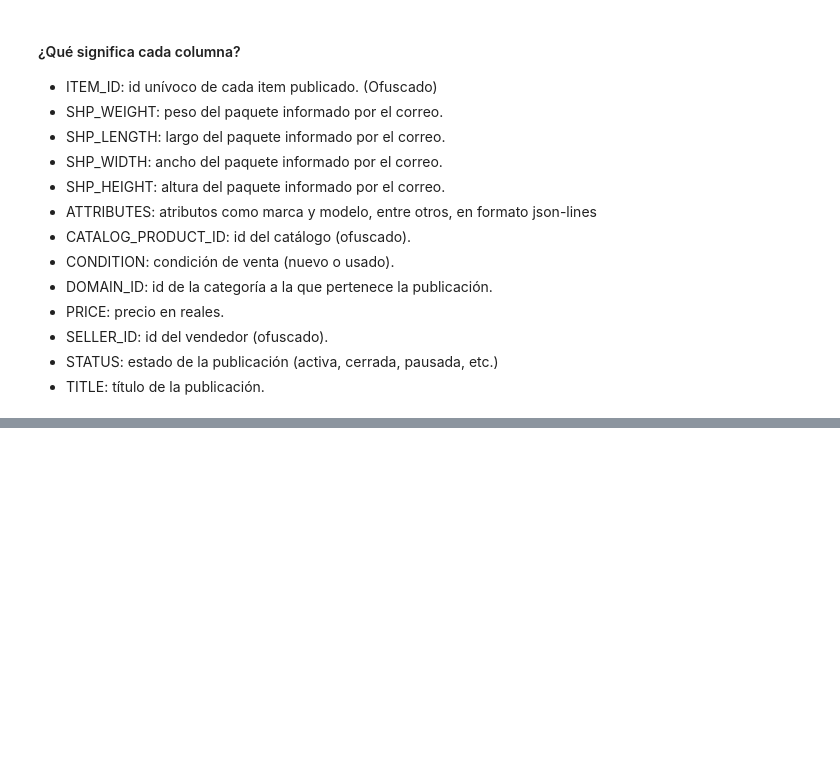
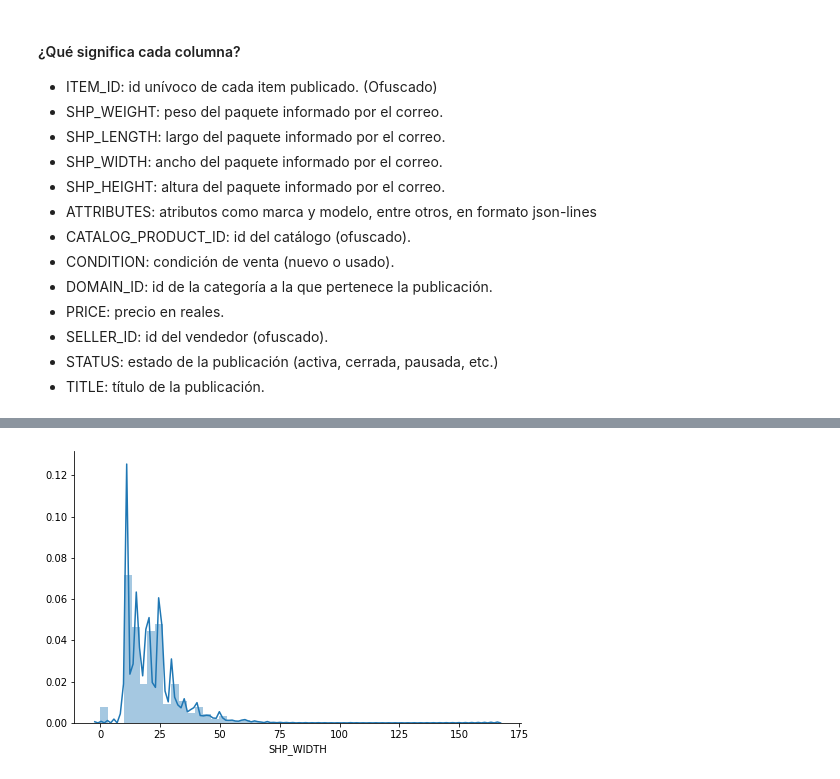
Before and after one commit to fyghero/mentoria_diplodatos2019, a Jupyter notebook: tp1/AnalisisVisualizacion.ipynb, the cells around one changed output, grey strips where cells are left out. Saved outputs shown, nothing was run; the diff lists cells and outputs as text; code cells hidden in the pictures; blank space fills up the shorter version.

```diff
--- a/tp1/AnalisisVisualizacion.ipynb
+++ b/tp1/AnalisisVisualizacion.ipynb
@@ -42,0 +151,6 @@ NameError: name 'df' is not defined
+# %%
+plt.figure(figsize=(8,5))
+seaborn.distplot(df['SHP_WIDTH'], label='SHP_WIDTH')
+seaborn.despine()
+# %% [output]
+[figure, added]
```
Also changed, not shown: parts of 44 cells of this notebook.
